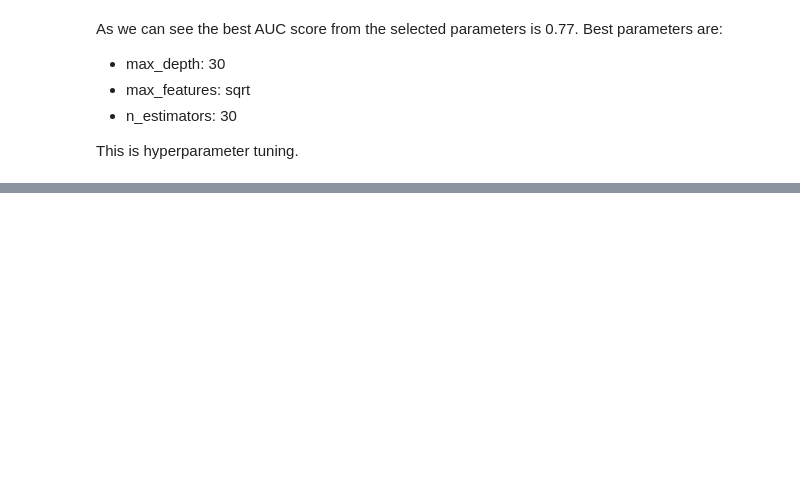
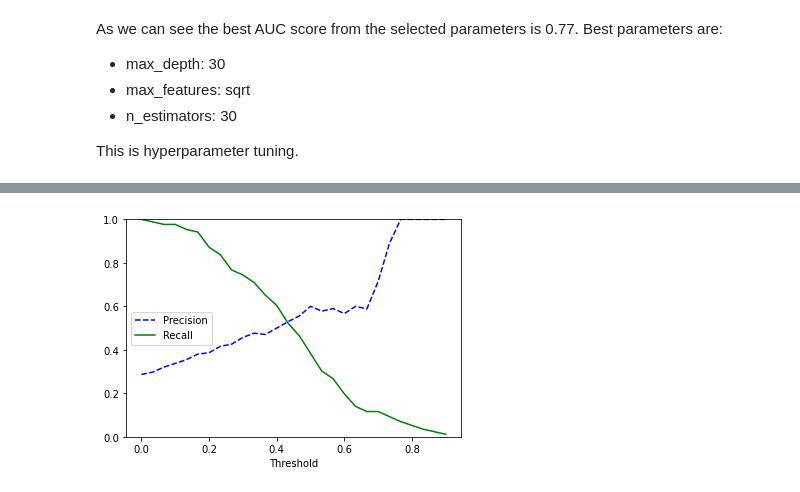
Before and after one commit to muditsharma1234/Machine-Learning-Basics, a Jupyter notebook: 2022_05 Advanced Logistic Regression/2022_05 Advanced Classification.ipynb, the cells around one changed output, grey strips where cells are left out. Cells and saved outputs as stored; diff of their text form; code cells hidden in the pictures; blank space fills up the shorter version.

```diff
--- a/2022_05 Advanced Logistic Regression/2022_05 Advanced Classification.ipynb
+++ b/2022_05 Advanced Logistic Regression/2022_05 Advanced Classification.ipynb
@@ -285,0 +310,14 @@ This can be understood via the diagram below.
+# %%
+precision, recalls,thresholds1 = metrics.precision_recall_curve(predicted_dataframe.Actual,
+                                                              predicted_dataframe['Predicted_Probability'])
+def plot_precision_recall_vs_threshold(precisions,recalls,thresholds):
+    plt.plot(thresholds,precisions[:-1],"b--",label = "Precision")
+    plt.plot(thresholds,recalls[:-1],"g-",label = "Recall")
+    plt.xlabel("Threshold")
+    plt.legend(loc = "center left")
+    plt.ylim([0,1])
+# %%
+plot_precision_recall_vs_threshold(precision,recalls,thresholds1)
+plt.show()
+# %% [output]
+[figure, added]
```
Also changed, not shown: parts of 24 cells of this notebook, 17 other files.
